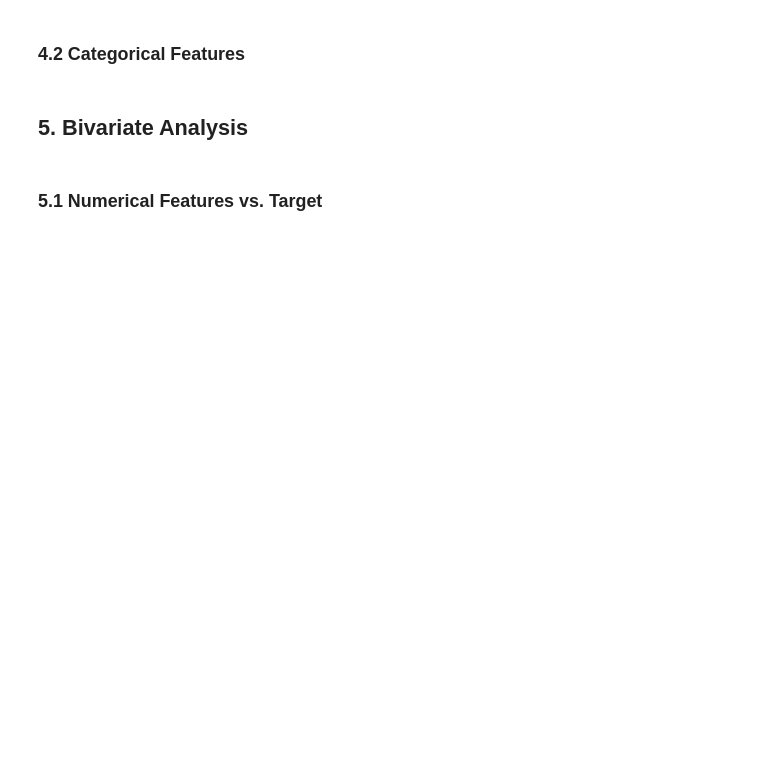
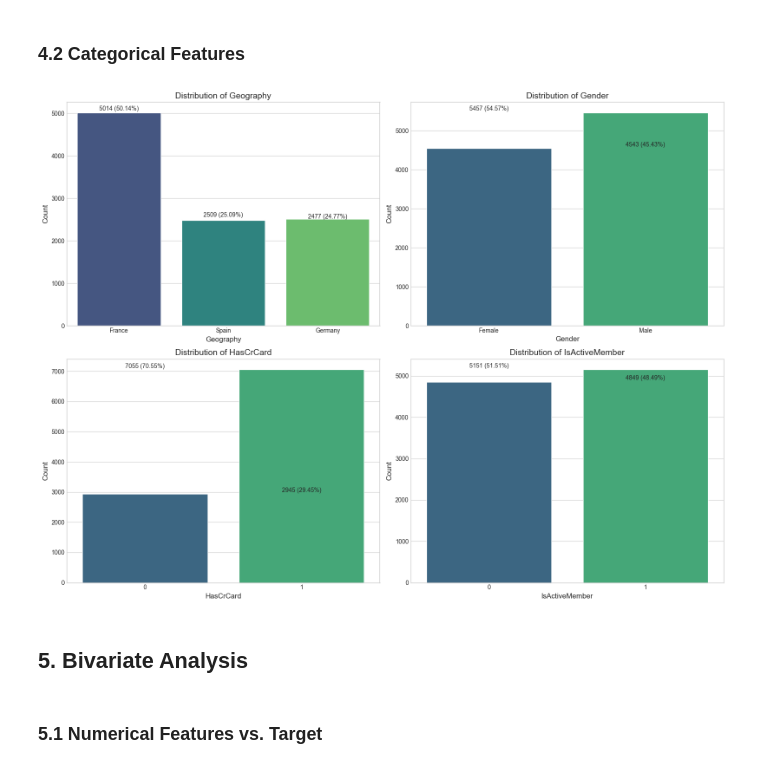
Before and after one commit to SergioDreamer/financial-customer-churn-prediction, a Jupyter notebook: notebooks/02_exploratory_data_analysis.ipynb, the cells around one changed output. Cells and saved outputs as stored; diff of their text form; code cells hidden in the pictures; blank space fills up the shorter version.

```diff
--- a/notebooks/02_exploratory_data_analysis.ipynb
+++ b/notebooks/02_exploratory_data_analysis.ipynb
@@ -13,7 +13,7 @@ from scipy import stats
 
 # Set up plotting
 %matplotlib inline
-plt.style.use('seaborn-whitegrid')
+plt.style.use('seaborn-v0_8-whitegrid')
 sns.set_style('whitegrid')
 plt.rcParams['figure.figsize'] = (12, 8)
 
@@ -110,27 +188,29 @@ plt.show()
 # %%
 # Analyze categorical features
 categorical_features = ['Geography', 'Gender', 'HasCrCard', 'IsActiveMember']
 
 # Create count plots for each categorical feature
 fig, axes = plt.subplots(2, 2, figsize=(16, 12))
 axes = axes.flatten()
 
 for i, feature in enumerate(categorical_features):
     counts = df_cleaned[feature].value_counts()
     percentages = df_cleaned[feature].value_counts(normalize=True) * 100
 
-    ax = sns.countplot(x=feature, data=df_cleaned, ax=axes[i], palette='viridis')
+    ax = sns.countplot(data=df_cleaned, x=feature, hue=feature, ax=axes[i], palette='viridis', legend=False)
     axes[i].set_title(f'Distribution of {feature}', fontsize=14)
     axes[i].set_xlabel(feature, fontsize=12)
     axes[i].set_ylabel('Count', fontsize=12)
 
     # Add count and percentage labels
     for j, count in enumerate(counts):
         ax.text(j, count + 50, f"{count} ({percentages.iloc[j]:.2f}%)", ha='center', fontsize=10)
 
 plt.tight_layout()
 plt.savefig('../docs/plots/categorical_features_distribution.png', dpi=300, bbox_inches='tight')
 plt.show()
+# %% [output]
+[figure, added]
 # %% [markdown]
 ## 5. Bivariate Analysis
 # %% [markdown]
```
Also changed, not shown: parts of 25 cells of this notebook, 6 other files.
